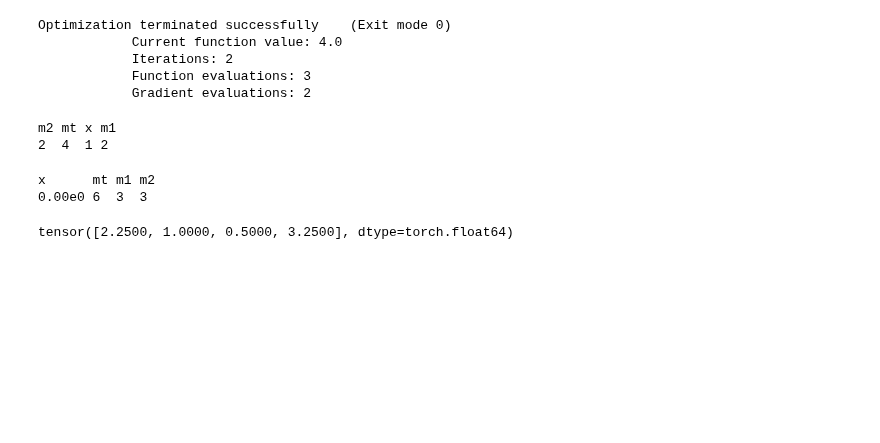
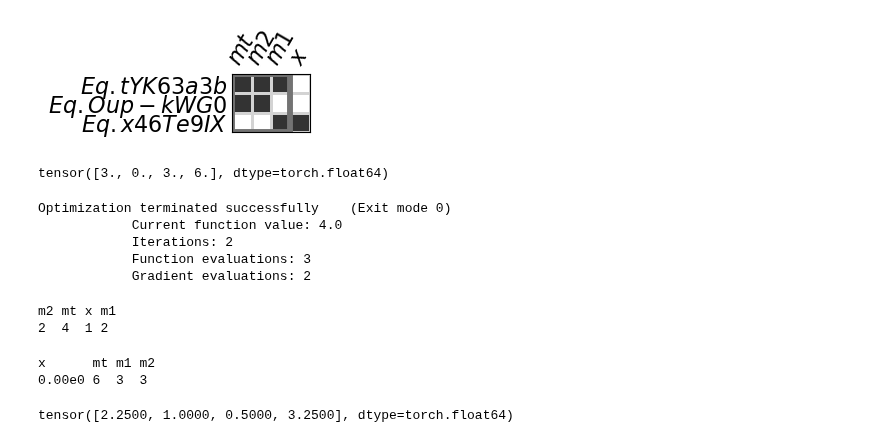
Before and after one commit to norheim/minimdo, a Jupyter notebook: minimdo/modeling/gen7/mdoarch.ipynb, the cells around one changed output. Saved outputs shown, nothing was run; the diff lists cells and outputs as text; code cells hidden in the pictures; blank space fills up the shorter version.

```diff
--- a/minimdo/modeling/gen7/mdoarch.ipynb
+++ b/minimdo/modeling/gen7/mdoarch.ipynb
@@ -18,3 +19,15 @@ C = MFunctionalSet().functionalsubsetof(D1, D2, D3).subsetof(
 # P = C.config_with_tree(T) # automatic
 D23 = MFunctionalSet().functionalsubsetof(D2, D3)
 P = C.config(elim=[D1, D23.config(residuals=[D2, D3])])
+# %%
+sets, _,_,_, indices = C.gather_sets()
+# %%
+idxrev = {var.item():key for key,var in indices.items()}
+in_outs = {eqid: D.analysis.structure for eqid, D in sets.items()}
+Ein = {eqid: tuple(str(idxrev[idx.item()]) for idx in item[0]) for eqid, item in in_outs.items()}
+Eout = {eqid: tuple(str(idxrev[idx.item()]) for idx in item[1]) for eqid, item in in_outs.items()}
+edges = Ein, Eout, {}
+tree = default_tree(Ein.keys())
+render_incidence(edges, tree, rawvarname=True, dispendcomp=False, hideticks=True, patchwidth=4, figsize=((1,1)),diagonalgray=False);
+# %% [output]
+[figure, added]
@@ -23,5 +50,9 @@ _, _,_,_, indices = C.gather_sets()
 x0 = {"x": 0, "m1": 0, "m2": 0, "mt": 0}
 xidxed = load_vals(x0, indices, isdict=True)
+# %%
+f.analysis(xidxed)
+# %% [output]
+tensor([3., 0., 3., 6.], dtype=torch.float64)
 # %%
 obj_function, dobj, xguess, constraints = P.build_opt(x0=xidxed)
 # %%
```
Also changed, not shown: parts of 5 cells of this notebook, 3 other files.
